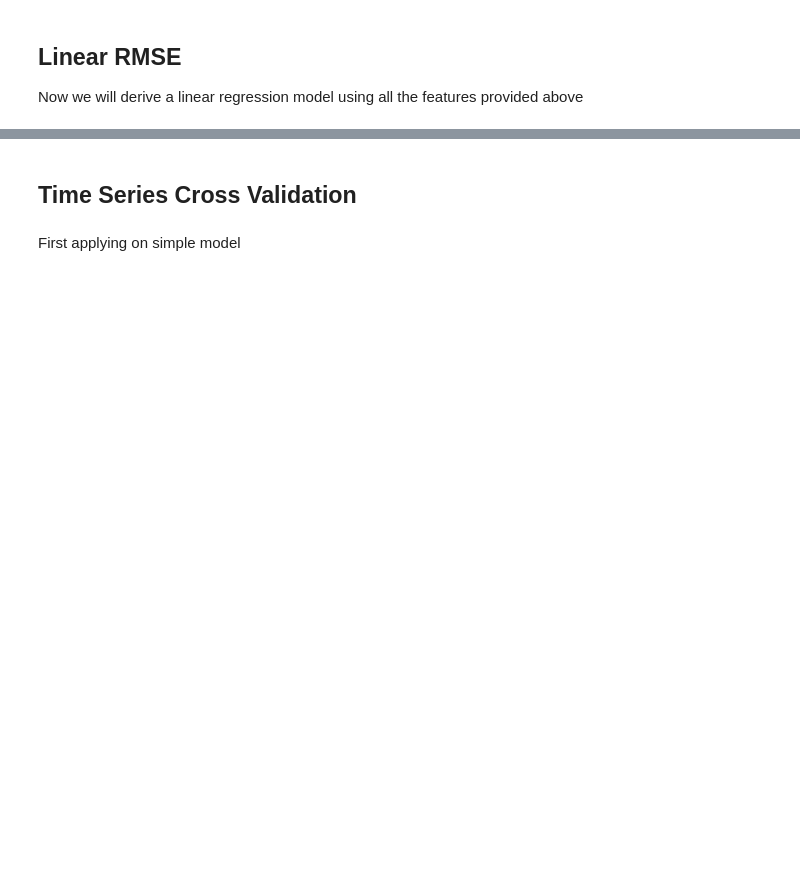
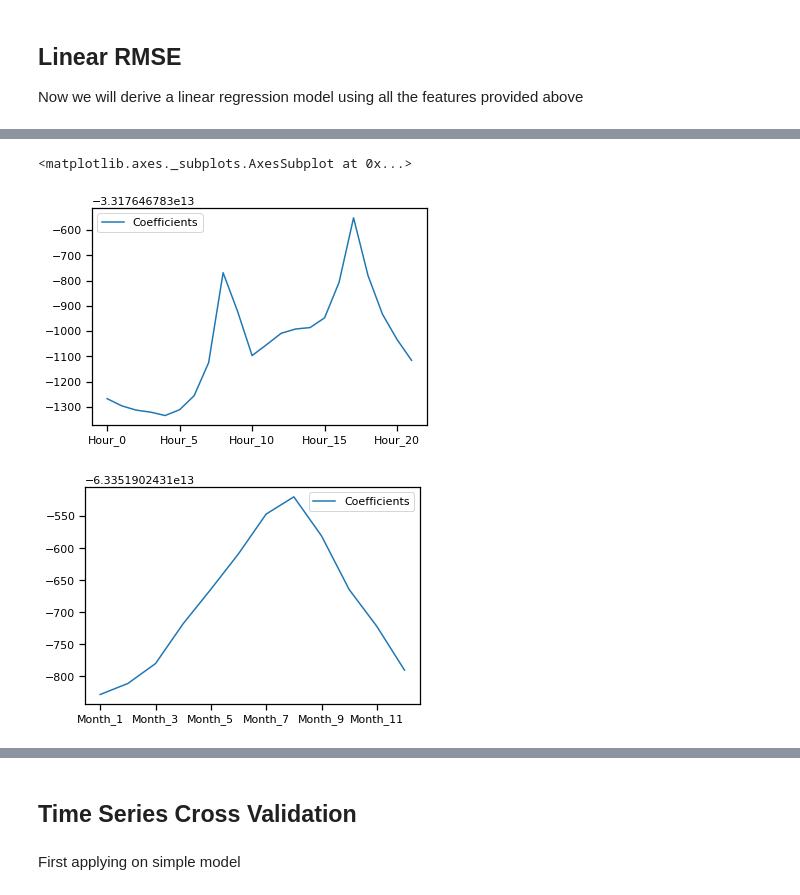
Before and after one commit to rickl4/bikeshare_project, a Jupyter notebook: stage3/modelling.ipynb, the cells around one changed output, grey strips where cells are left out. Drawn from its saved outputs; the diff is of its cells as text; code cells hidden in the pictures; blank space fills up the shorter version.

Commit message:
fixed issues with rmse

```diff
--- a/stage3/modelling.ipynb
+++ b/stage3/modelling.ipynb
@@ -359,6 +355,0 @@ X_val = hour_remove(X_val)
-# %%
-linear_model.fit(X_train, y_train)
-y_predicted = linear_model.predict(X_val)
-
-linear_nohour_rmse= rmse(y_val-y_predicted)
-print(linear_nohour_rmse)
@@ -376,6 +355,0 @@ X_val = mon_remove(X_val)
-# %%
-linear_model.fit(X_train, y_train)
-y_predicted = linear_model.predict(X_val)
-
-linear_nohourmon_rmse = rmse(y_val-y_predicted)
-print(linear_nohourmon_rmse)
@@ -393,6 +355,0 @@ X_val = temp_remove(X_val)
-# %%
-linear_model.fit(X_train, y_train)
-y_predicted = linear_model.predict(X_val)
-
-linear_nohourtemp_rmse= rmse(y_val-y_predicted)
-print(linear_nohourtemp_rmse)
@@ -400,0 +356,3 @@ print(linear_nohourtemp_rmse)
+# %%
+cdf = pd.DataFrame(linear_model.coef_, x_train.columns, columns=['Coefficients'])
+cdf.transpose()
@@ -400,0 +363,7 @@ print(linear_nohourtemp_rmse)
+# %%
+cdf.iloc[4:26,:].plot()
+cdf.iloc[28:41,:].plot()
+# %% [output]
+<matplotlib.axes._subplots.AxesSubplot at 0x...>
+[figure, added]
+[figure, added]
```
Also changed, not shown: parts of 72 cells of this notebook.
